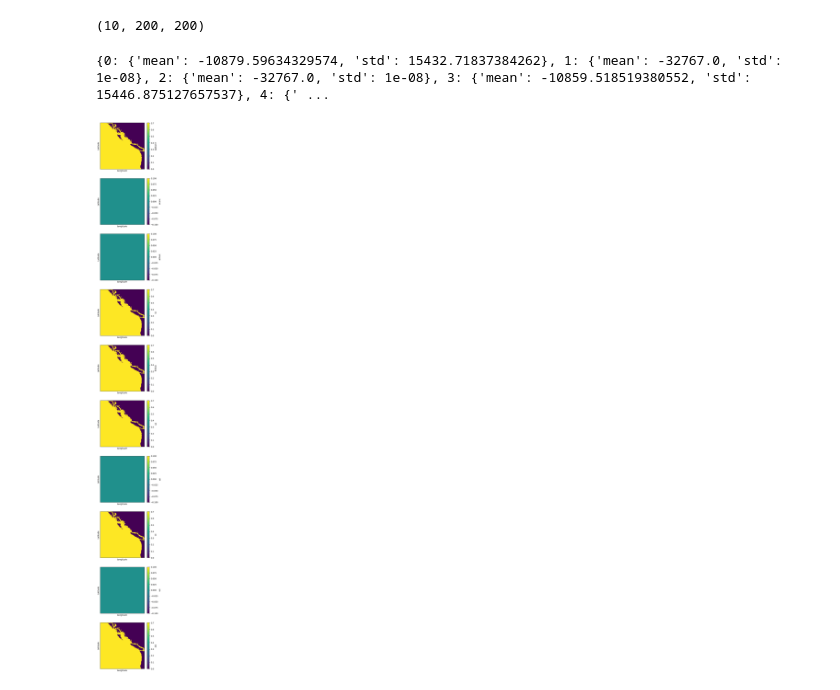
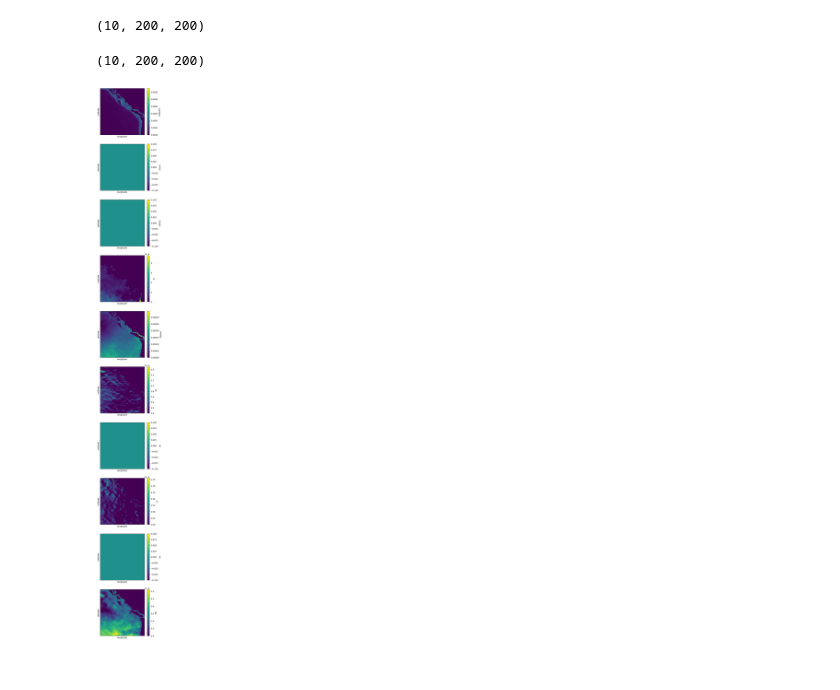
Before and after one commit to skostousov/Interior-Ocean-Properties-Inference, a Jupyter notebook: src/notebooks/channelsanalysis.ipynb, the cells around one changed output. Drawn from its saved outputs; the diff is of its cells as text; code cells hidden in the pictures.

```diff
--- a/src/notebooks/channelsanalysis.ipynb
+++ b/src/notebooks/channelsanalysis.ipynb
@@ -74,22 +89,19 @@ plot_day()
 sample_image.data.shape
 # %% [output]
 (10, 200, 200)
-# %%
-print(ds.feature_stats)
-# %% [output]
-{0: {'mean': -10879.59634329574, 'std': 15432.71837384262}, 1: {'mean': -32767.0, 'std': 1e-08}, 2: {'mean': -32767.0, 'std': 1e-08}, 3: {'mean': -10859.518519380552, 'std': 15446.875127657537}, 4: {' ...
 # %%
 arrays_to_plot = []
-
+print(sample_image.shape)
 for i in range(sample_image.shape[0]):
-    arrays_to_plot.append(sample_image.data[i])
+    arrays_to_plot.append(sample_image[i])
 
 def plot(arrays_to_plot):
     fig, axs = plt.subplots(figsize=(5, 5*len(var_arrays.keys())), nrows = len(var_arrays.keys()))
     for i, (arr, var) in enumerate(zip(arrays_to_plot, var_arrays.keys())):
         plot_var(axs[i], fig, arr, var)
 
 
 plot(arrays_to_plot)
 # %% [output]
+(10, 200, 200)
-[figure, old version]
+[figure, new version]
```
Also changed, not shown: parts of 1 cell of this notebook, 1 other file.
